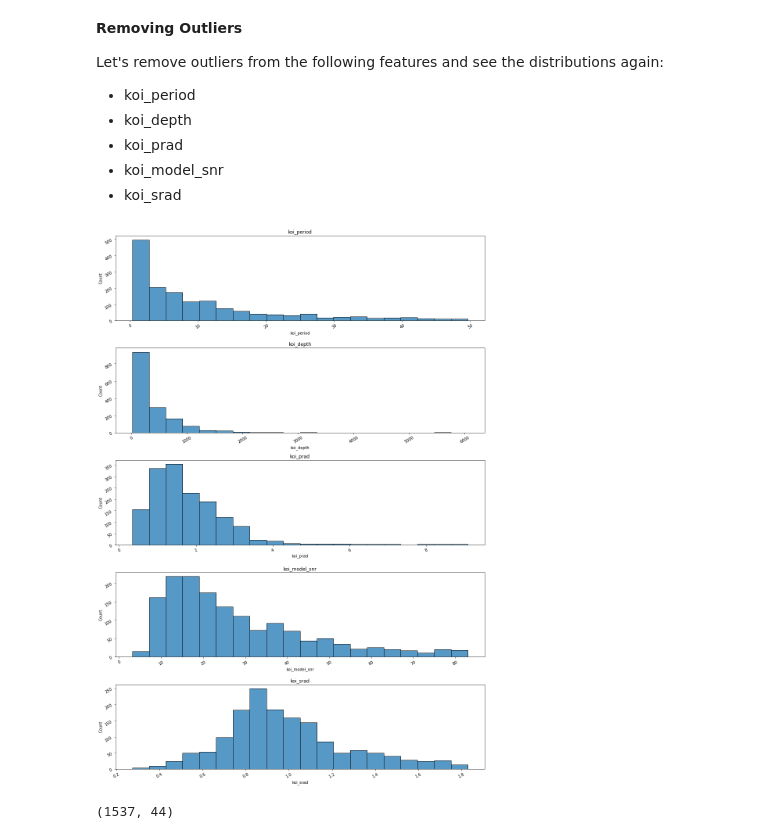
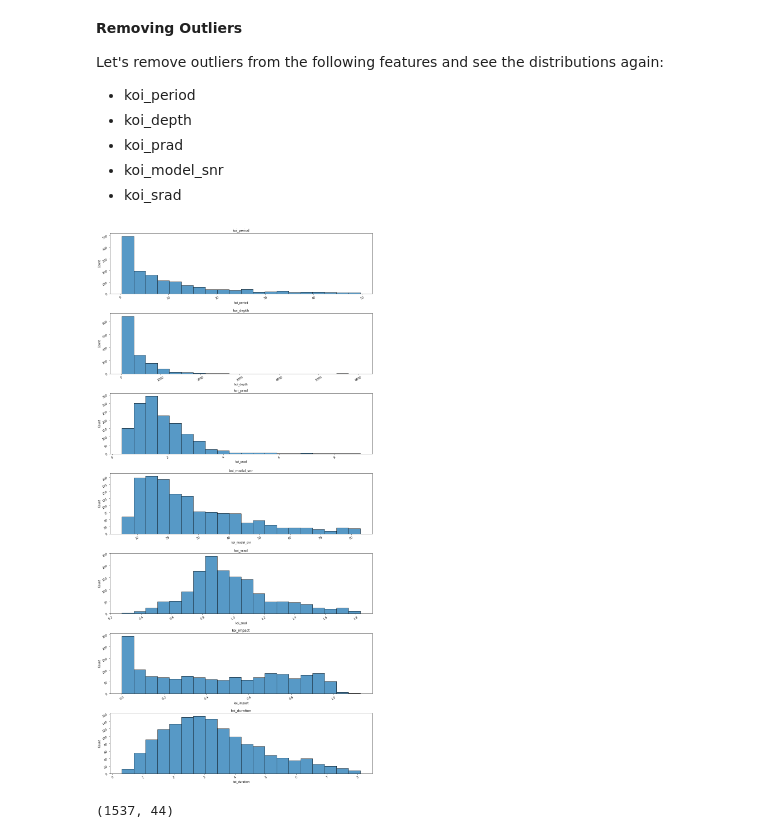
Before and after one commit to alegarcia-dev/Kepler-exoplanet-analysis, a Jupyter notebook: explore.ipynb, the cells around one changed output. Drawn from its saved outputs; the diff is of its cells as text; code cells hidden in the pictures.

```diff
--- a/explore.ipynb
+++ b/explore.ipynb
@@ -102,17 +108,19 @@ Let's remove outliers from the following features and see the distributions agai
 - koi_model_snr
 - koi_srad
 # %%
-columns = [
+outlier_columns = [
     'koi_period',
     'koi_depth',
     'koi_prad',
     'koi_model_snr',
-    'koi_srad'
+    'koi_srad',
+    'koi_impact',
+    'koi_duration'
 ]
 
-get_hist(remove_outliers(train, 1.5, columns), columns)
+get_hist(remove_outliers(train, 1.5, outlier_columns), outlier_columns)
 # %% [output]
-[figure, old version]
+[figure, new version]
 # %%
 remove_outliers(train, 1.5, columns).shape
 # %% [output]
```
Also changed, not shown: parts of 52 cells of this notebook.
